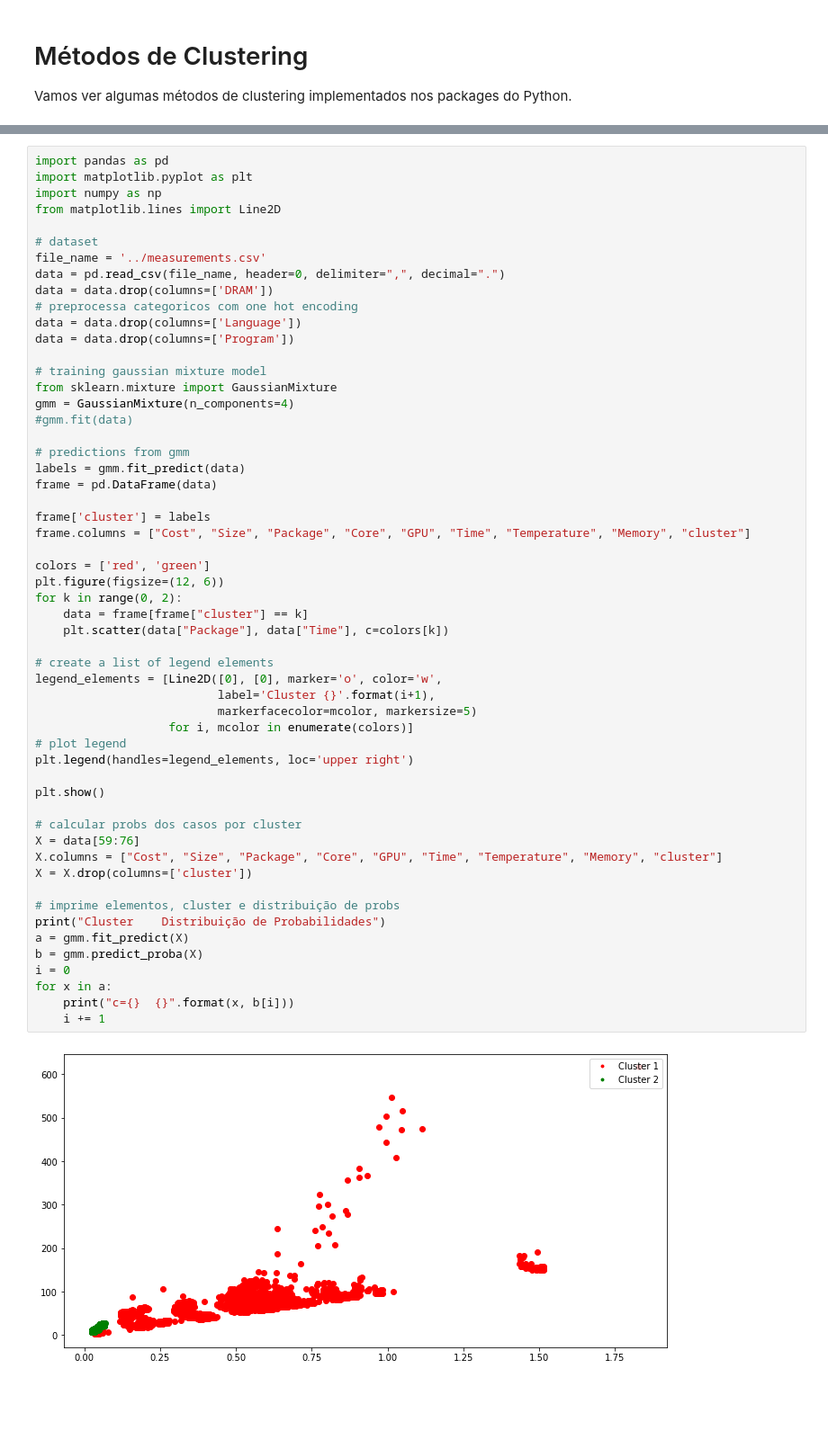
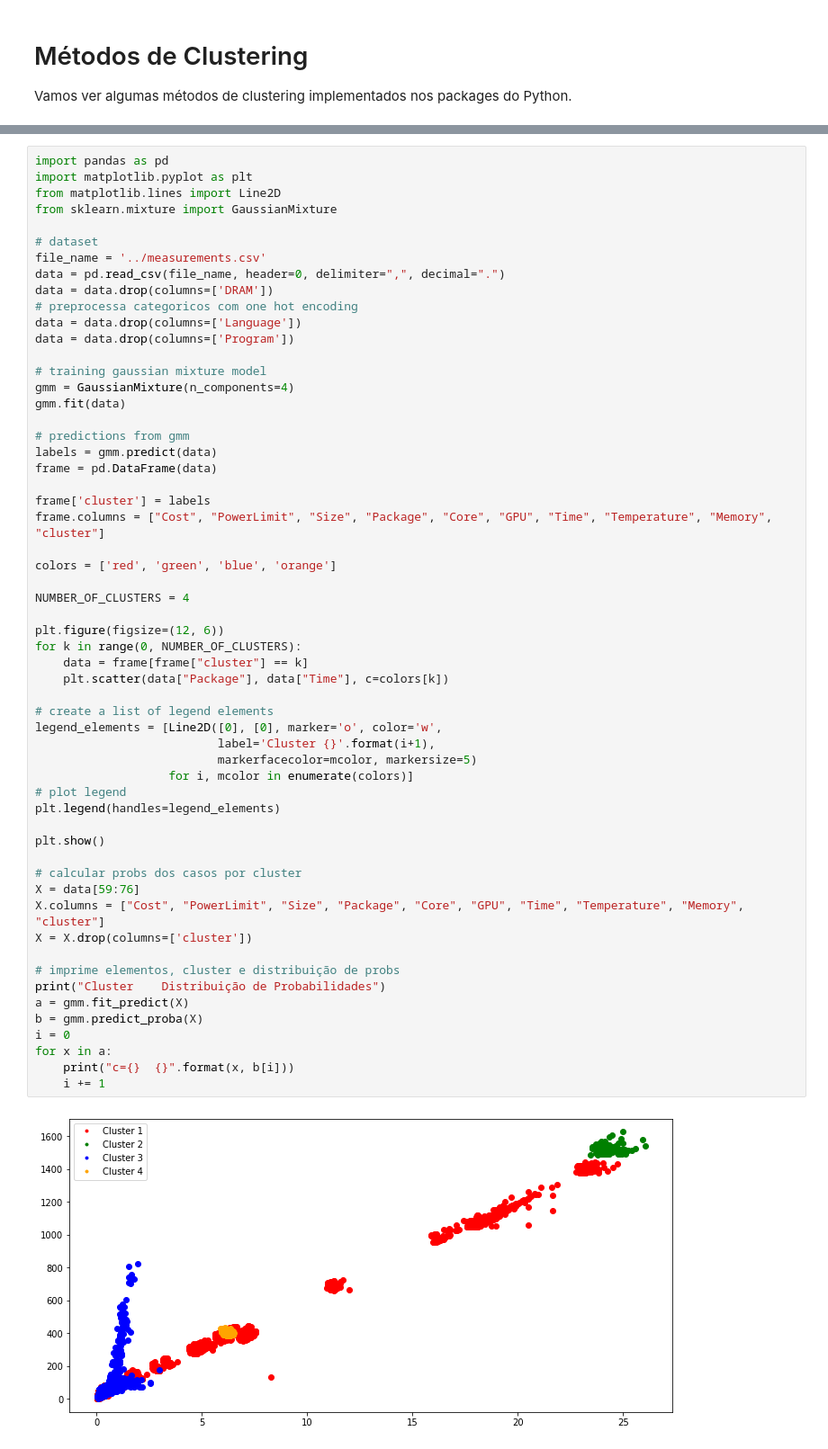
Before and after one commit to realRunlo/EnergyMeasurement, a Jupyter notebook: notebooks/clustering.ipynb, the cells around one changed output, grey strips where cells are left out. Shown at 90% size. Cells and saved outputs as stored; diff of their text form; blank space fills up the shorter version.

```diff
--- a/notebooks/clustering.ipynb
+++ b/notebooks/clustering.ipynb
@@ -72,8 +76,8 @@ plt.show()
 # %%
 import pandas as pd
 import matplotlib.pyplot as plt
-import numpy as np
 from matplotlib.lines import Line2D
+from sklearn.mixture import GaussianMixture
 
 # dataset
 file_name = '../measurements.csv'
@@ -84,46 +88,48 @@ data = data.drop(columns=['Language'])
 data = data.drop(columns=['Program'])
 
 # training gaussian mixture model
-from sklearn.mixture import GaussianMixture
 gmm = GaussianMixture(n_components=4)
-#gmm.fit(data)
+gmm.fit(data)
 
 # predictions from gmm
-labels = gmm.fit_predict(data)
+labels = gmm.predict(data)
 frame = pd.DataFrame(data)
 
 frame['cluster'] = labels
-frame.columns = ["Cost", "Size", "Package", "Core", "GPU", "Time", "Temperature", "Memory", "cluster"]
+frame.columns = ["Cost", "PowerLimit", "Size", "Package", "Core", "GPU", "Time", "Temperature", "Memory", "cluster"]
 
-colors = ['red', 'green']
+colors = ['red', 'green', 'blue', 'orange']
+
+NUMBER_OF_CLUSTERS = 4
+
 plt.figure(figsize=(12, 6))
-for k in range(0, 2):
+for k in range(0, NUMBER_OF_CLUSTERS):
     data = frame[frame["cluster"] == k]
     plt.scatter(data["Package"], data["Time"], c=colors[k])
 
 # create a list of legend elements
 legend_elements = [Line2D([0], [0], marker='o', color='w',
                           label='Cluster {}'.format(i+1),
                           markerfacecolor=mcolor, markersize=5)
                    for i, mcolor in enumerate(colors)]
 # plot legend
-plt.legend(handles=legend_elements, loc='upper right')
+plt.legend(handles=legend_elements)
 
 plt.show()
 
 # calcular probs dos casos por cluster
 X = data[59:76]
-X.columns = ["Cost", "Size", "Package", "Core", "GPU", "Time", "Temperature", "Memory", "cluster"]
+X.columns = ["Cost", "PowerLimit", "Size", "Package", "Core", "GPU", "Time", "Temperature", "Memory", "cluster"]
 X = X.drop(columns=['cluster'])
 
 # imprime elementos, cluster e distribuição de probs
 print("Cluster    Distribuição de Probabilidades")
 a = gmm.fit_predict(X)
 b = gmm.predict_proba(X)
 i = 0
 for x in a:
     print("c={}  {}".format(x, b[i]))
     i += 1
 # %% [output]
-[figure, old version]
+[figure, new version]
 Cluster    Distribuição de Probabilidades
```
Also changed, not shown: parts of 5 cells of this notebook, 2 other files.
